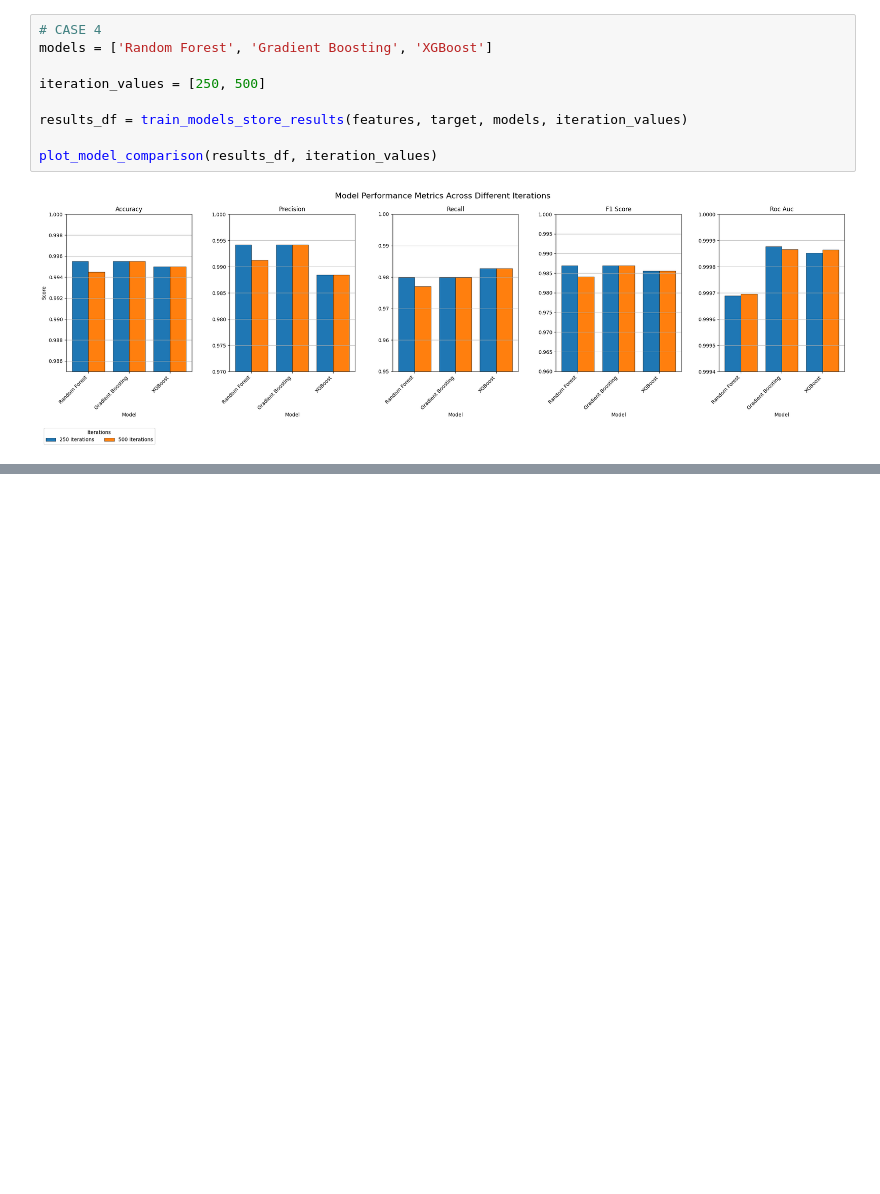
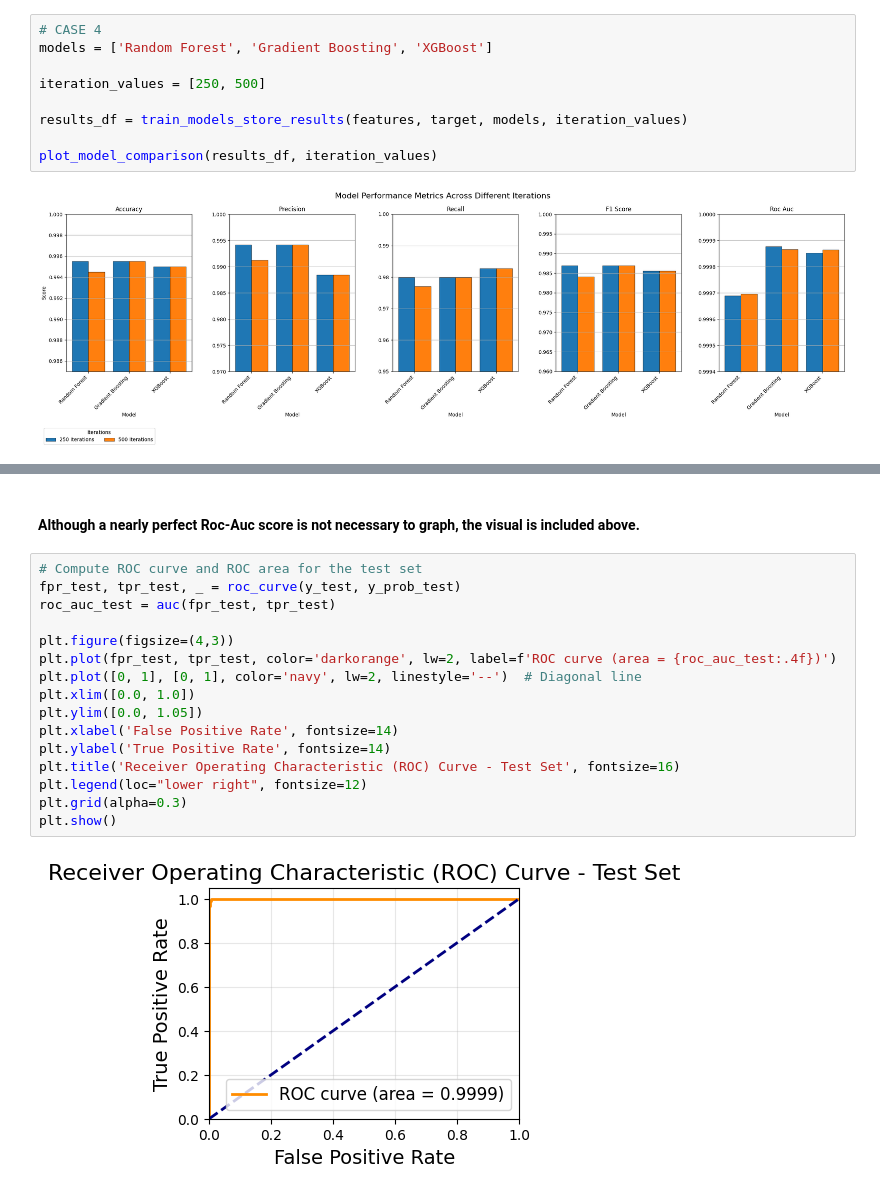
Before and after one commit to rockett-m/JPMC-Quant-Research, a Jupyter notebook: TaskThree/TaskThree_LoanRisk.ipynb, the cells around one changed output, grey strips where cells are left out. Drawn from its saved outputs; the diff is of its cells as text; blank space fills up the shorter version.

```diff
--- a/TaskThree/TaskThree_LoanRisk.ipynb
+++ b/TaskThree/TaskThree_LoanRisk.ipynb
@@ -441,0 +559,20 @@ results_df = pd.DataFrame(result, index=[0])
+# %% [markdown]
+#### Although a nearly perfect Roc-Auc score is not necessary to graph, the visual is included above.
+# %%
+# Compute ROC curve and ROC area for the test set
+fpr_test, tpr_test, _ = roc_curve(y_test, y_prob_test)
+roc_auc_test = auc(fpr_test, tpr_test)
+
+plt.figure(figsize=(4,3))
+plt.plot(fpr_test, tpr_test, color='darkorange', lw=2, label=f'ROC curve (area = {roc_auc_test:.4f})')
+plt.plot([0, 1], [0, 1], color='navy', lw=2, linestyle='--')  # Diagonal line
+plt.xlim([0.0, 1.0])
+plt.ylim([0.0, 1.05])
+plt.xlabel('False Positive Rate', fontsize=14)
+plt.ylabel('True Positive Rate', fontsize=14)
+plt.title('Receiver Operating Characteristic (ROC) Curve - Test Set', fontsize=16)
+plt.legend(loc="lower right", fontsize=12)
+plt.grid(alpha=0.3)
+plt.show()
+# %% [output]
+[figure, added]
```
Also changed, not shown: parts of 46 cells of this notebook, 1 other file.
